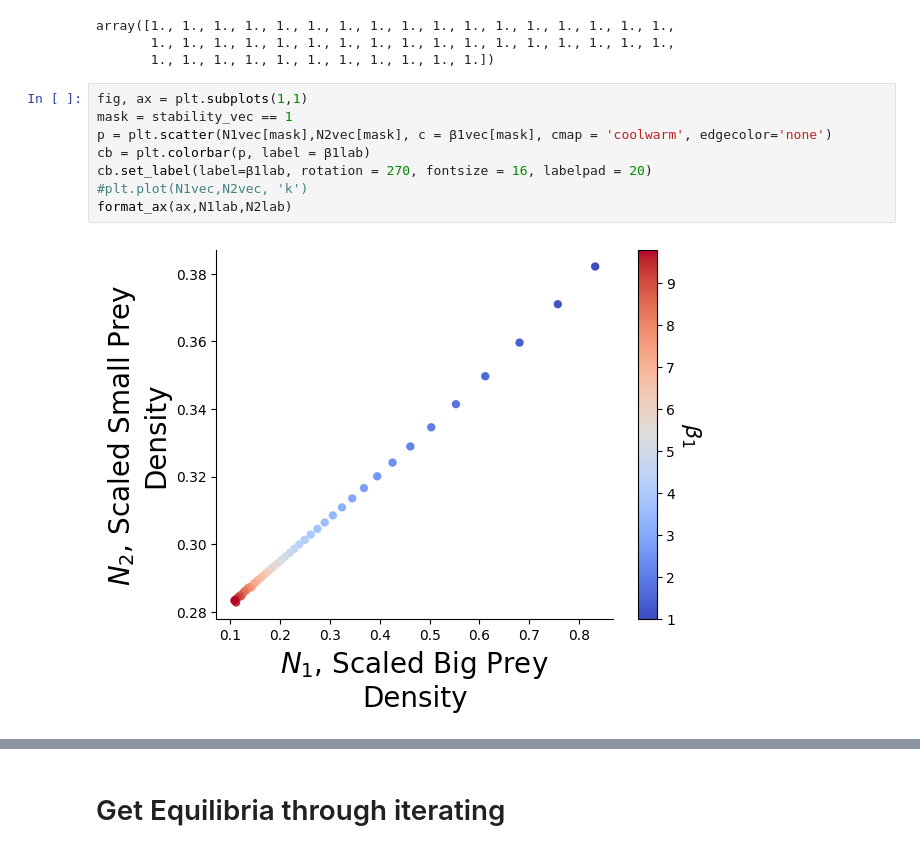
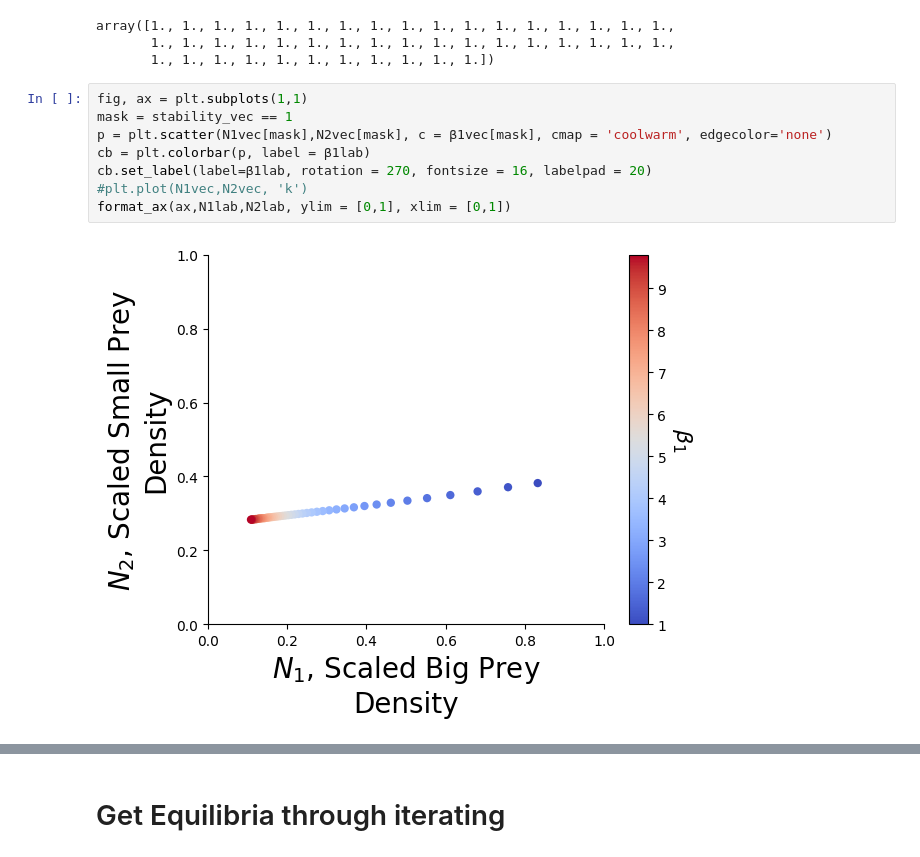
Before and after one commit to taliaborofsky/AdaptiveDynamics_CH_RS, a Jupyter notebook: TypeI_Eq_Plots.ipynb, the cells around one changed output, grey strips where cells are left out. Saved outputs shown, nothing was run; the diff lists cells and outputs as text.

```diff
--- a/TypeI_Eq_Plots.ipynb
+++ b/TypeI_Eq_Plots.ipynb
@@ -132,13 +133,13 @@ array([1., 1., 1., 1., 1., 1., 1., 1., 1., 1., 1., 1., 1., 1., 1., 1., 1.,
 # %%
 fig, ax = plt.subplots(1,1)
 mask = stability_vec == 1
 p = plt.scatter(N1vec[mask],N2vec[mask], c = β1vec[mask], cmap = 'coolwarm', edgecolor='none')
 cb = plt.colorbar(p, label = β1lab)
 cb.set_label(label=β1lab, rotation = 270, fontsize = 16, labelpad = 20)
 #plt.plot(N1vec,N2vec, 'k')
-format_ax(ax,N1lab,N2lab)
+format_ax(ax,N1lab,N2lab, ylim = [0,1], xlim = [0,1])
 # %% [output]
-[figure, old version]
+[figure, new version]
 # %%
 freq_x_lab = r'Freq$(x)$'
 fig, ax = plot_freq_x_eq(β1vec, Fxvecs, xvec, Pvec, β1lab,
```
Also changed, not shown: parts of 24 cells of this notebook, 6 other files.
